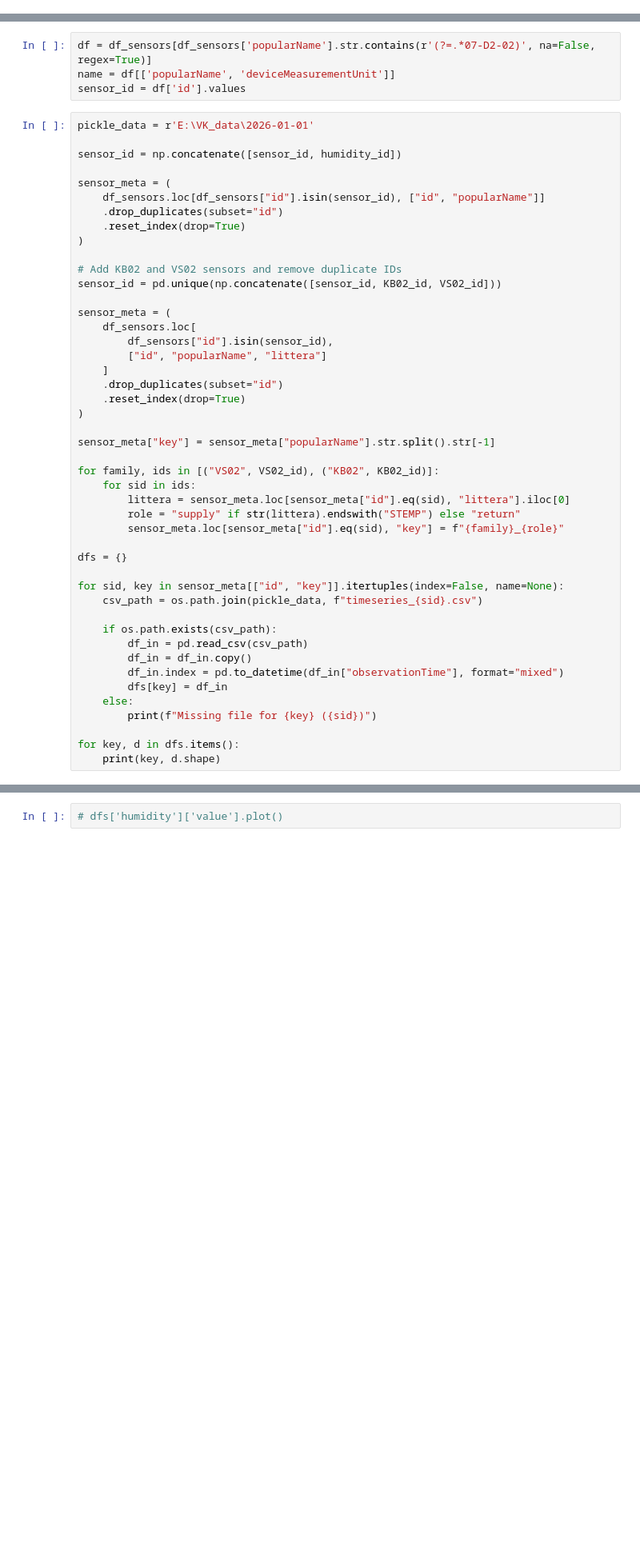
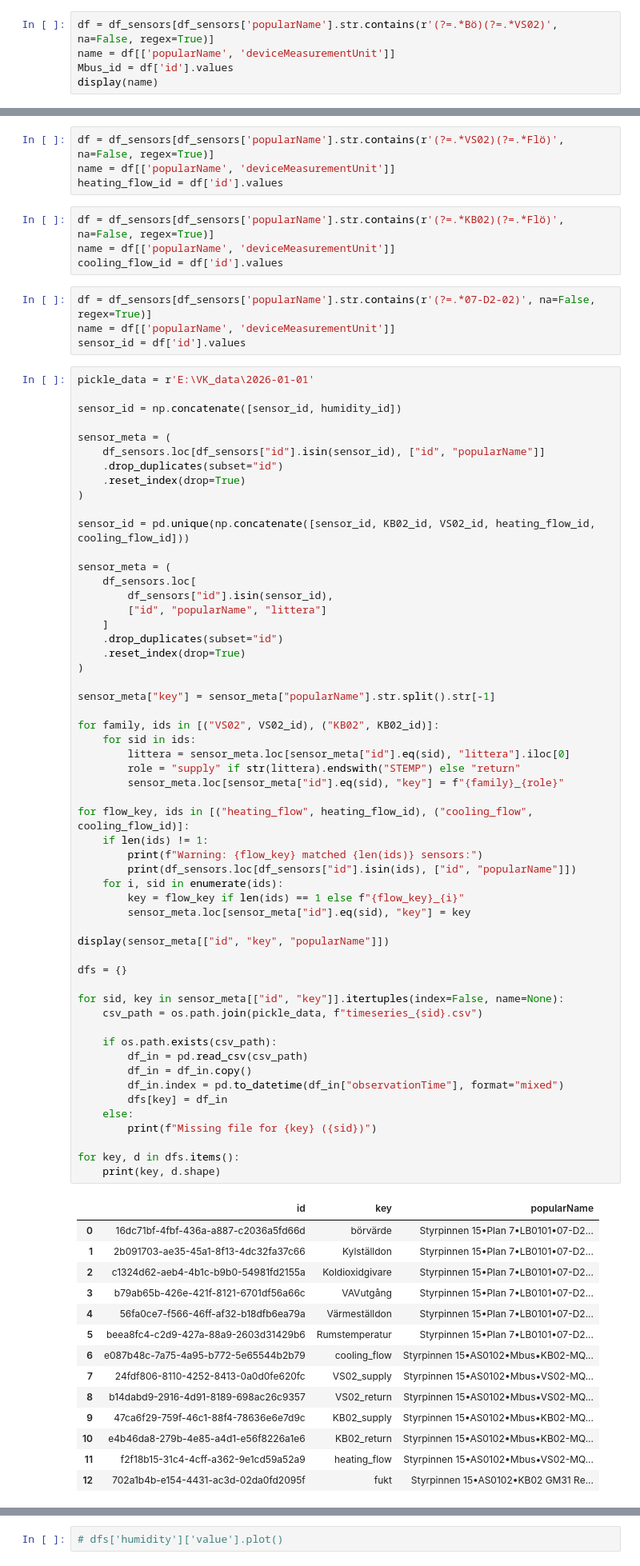
Before and after one commit to KrisCHEN8/New_VK, a Jupyter notebook: data_preprocessing.ipynb, the cells around one changed output, grey strips where cells are left out. Shown at 80% size. Saved outputs shown, nothing was run; the diff lists cells and outputs as text; blank space fills up the shorter version.

Commit message:
add heating/cooling flow

```diff
--- a/data_preprocessing.ipynb
+++ b/data_preprocessing.ipynb
@@ -13,3 +13,8 @@ pickle_folder = r'E:\VK_data\data_for_yc_active'
 df_sensors = pd.read_pickle(os.path.join(pickle_folder, 'df_sensors.pkl'))
 
 # display(df_sensors)
+# %%
+df = df_sensors[df_sensors['popularName'].str.contains(r'(?=.*Bö)(?=.*VS02)', na=False, regex=True)]
+name = df[['popularName', 'deviceMeasurementUnit']]
+Mbus_id = df['id'].values
+display(name)
@@ -29,6 +82,14 @@ KB02_id = df['id'].values
 df = df_sensors[df_sensors['popularName'].str.contains(r'(?=.*fukt)', na=False, regex=True)]
 name = df[['popularName', 'deviceMeasurementUnit']]
 humidity_id = df['id'].values
+# %%
+df = df_sensors[df_sensors['popularName'].str.contains(r'(?=.*VS02)(?=.*Flö)', na=False, regex=True)]
+name = df[['popularName', 'deviceMeasurementUnit']]
+heating_flow_id = df['id'].values
+# %%
+df = df_sensors[df_sensors['popularName'].str.contains(r'(?=.*KB02)(?=.*Flö)', na=False, regex=True)]
+name = df[['popularName', 'deviceMeasurementUnit']]
+cooling_flow_id = df['id'].values
 # %%
 df = df_sensors[df_sensors['popularName'].str.contains(r'(?=.*07-D2-02)', na=False, regex=True)]
 name = df[['popularName', 'deviceMeasurementUnit']]
@@ -44,8 +105,7 @@ sensor_meta = (
     .reset_index(drop=True)
 )
 
-# Add KB02 and VS02 sensors and remove duplicate IDs
-sensor_id = pd.unique(np.concatenate([sensor_id, KB02_id, VS02_id]))
+sensor_id = pd.unique(np.concatenate([sensor_id, KB02_id, VS02_id, heating_flow_id, cooling_flow_id]))
 
 sensor_meta = (
     df_sensors.loc[
@@ -53,33 +113,57 @@ sensor_meta = (
         ["id", "popularName", "littera"]
     ]
     .drop_duplicates(subset="id")
     .reset_index(drop=True)
 )
 
 sensor_meta["key"] = sensor_meta["popularName"].str.split().str[-1]
 
 for family, ids in [("VS02", VS02_id), ("KB02", KB02_id)]:
     for sid in ids:
         littera = sensor_meta.loc[sensor_meta["id"].eq(sid), "littera"].iloc[0]
         role = "supply" if str(littera).endswith("STEMP") else "return"
         sensor_meta.loc[sensor_meta["id"].eq(sid), "key"] = f"{family}_{role}"
 
+for flow_key, ids in [("heating_flow", heating_flow_id), ("cooling_flow", cooling_flow_id)]:
+    if len(ids) != 1:
+        print(f"Warning: {flow_key} matched {len(ids)} sensors:")
+        print(df_sensors.loc[df_sensors["id"].isin(ids), ["id", "popularName"]])
+    for i, sid in enumerate(ids):
+        key = flow_key if len(ids) == 1 else f"{flow_key}_{i}"
+        sensor_meta.loc[sensor_meta["id"].eq(sid), "key"] = key
+
+display(sensor_meta[["id", "key", "popularName"]])
+
 dfs = {}
 
 for sid, key in sensor_meta[["id", "key"]].itertuples(index=False, name=None):
     csv_path = os.path.join(pickle_data, f"timeseries_{sid}.csv")
 
     if os.path.exists(csv_path):
         df_in = pd.read_csv(csv_path)
         df_in = df_in.copy()
         df_in.index = pd.to_datetime(df_in["observationTime"], format="mixed")
         dfs[key] = df_in
     else:
         print(f"Missing file for {key} ({sid})")
 
 for key, d in dfs.items():
     print(key, d.shape)
 # %% [output]
+|  | id | key | popularName |
+| 0 | 16dc71bf-4fbf-436a-a887-c2036a5fd66d | börvärde | Styrpinnen 15•Plan 7•LB0101•07-D2... |
+| 1 | 2b091703-ae35-45a1-8f13-4dc32fa37c66 | Kylställdon | Styrpinnen 15•Plan 7•LB0101•07-D2... |
+| 2 | c1324d62-aeb4-4b1c-b9b0-54981fd2155a | Koldioxidgivare | Styrpinnen 15•Plan 7•LB0101•07-D2... |
+| 3 | b79ab65b-426e-421f-8121-6701df56a66c | VAVutgång | Styrpinnen 15•Plan 7•LB0101•07-D2... |
+| 4 | 56fa0ce7-f566-46ff-af32-b18dfb6ea79a | Värmeställdon | Styrpinnen 15•Plan 7•LB0101•07-D2... |
+| 5 | beea8fc4-c2d9-427a-88a9-2603d31429b6 | Rumstemperatur | Styrpinnen 15•Plan 7•LB0101•07-D2... |
+| 6 | e087b48c-7a75-4a95-b772-5e65544b2b79 | cooling_flow | Styrpinnen 15•AS0102•Mbus•KB02-MQ... |
+| 7 | 24fdf806-8110-4252-8413-0a0d0fe620fc | VS02_supply | Styrpinnen 15•AS0102•Mbus•VS02-MQ... |
+| 8 | b14dabd9-2916-4d91-8189-698ac26c9357 | VS02_return | Styrpinnen 15•AS0102•Mbus•VS02-MQ... |
+| 9 | 47ca6f29-759f-46c1-88f4-78636e6e7d9c | KB02_supply | Styrpinnen 15•AS0102•Mbus•KB02-MQ... |
+| 10 | e4b46da8-279b-4e85-a4d1-e56f8226a1e6 | KB02_return | Styrpinnen 15•AS0102•Mbus•KB02-MQ... |
+| 11 | f2f18b15-31c4-4cff-a362-9e1cd59a52a9 | heating_flow | Styrpinnen 15•AS0102•Mbus•VS02-MQ... |
+| 12 | 702a1b4b-e154-4431-ac3d-02da0fd2095f | fukt | Styrpinnen 15•AS0102•KB02 GM31 Re... |
 börvärde (173743, 2)
 Kylställdon (423899, 2)
 Koldioxidgivare (512574, 2)
```
Also changed, not shown: parts of 8 cells of this notebook, 2 other files.
